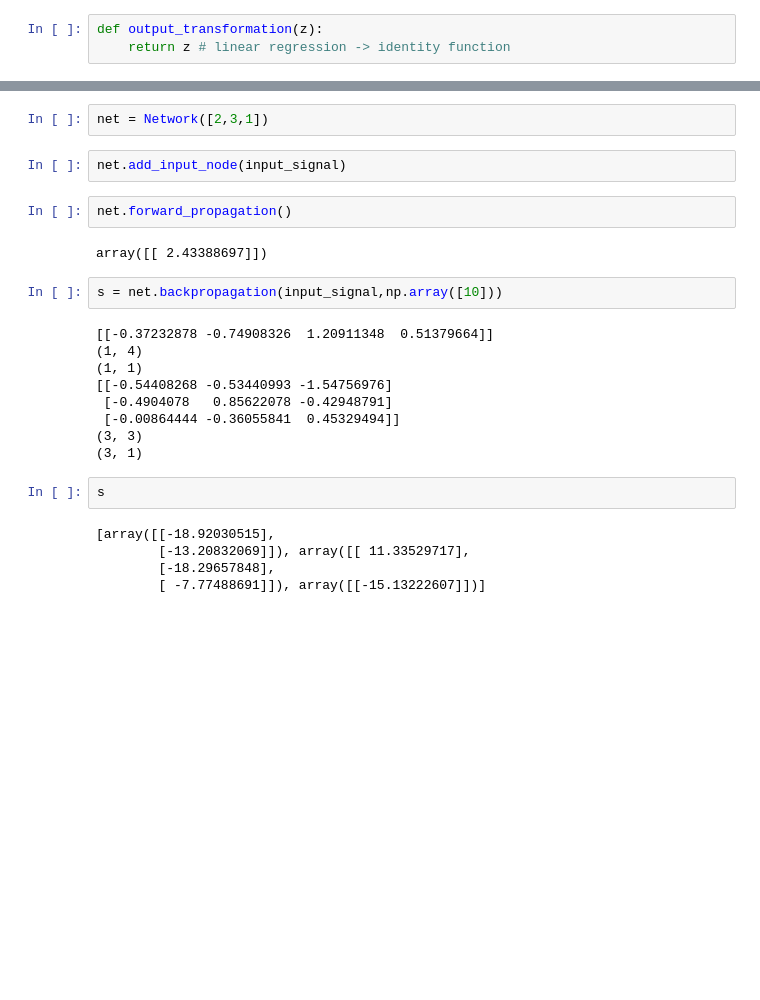
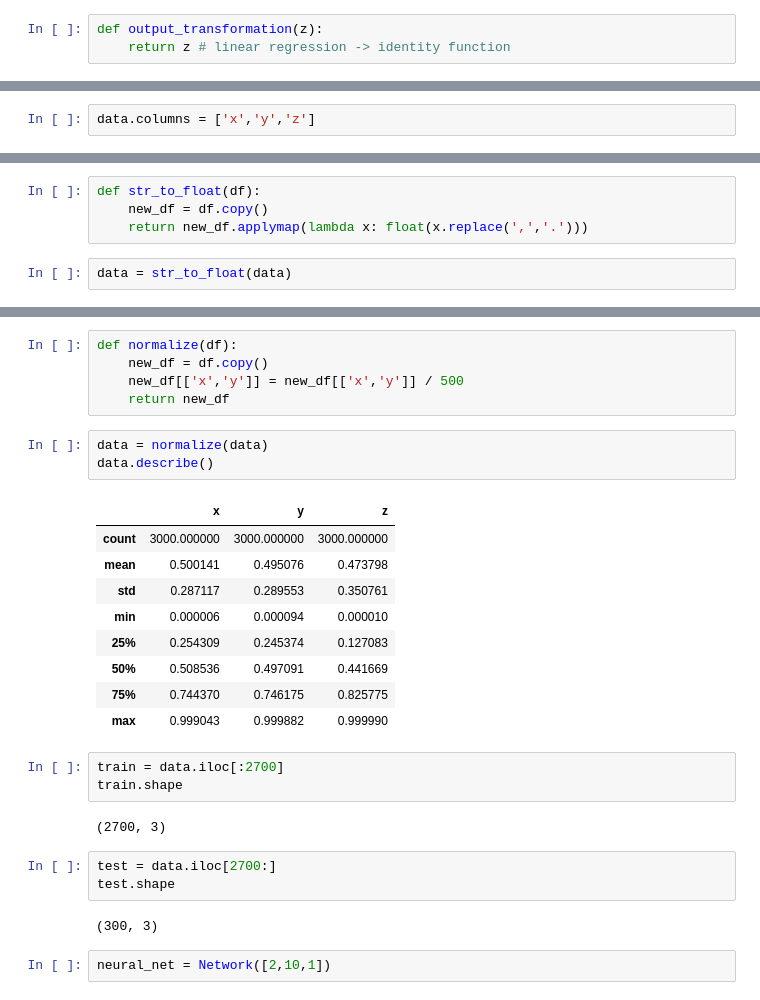
Before and after one commit to du-phan/AI_project, a Jupyter notebook: Neural_network.ipynb, the cells around one changed output, grey strips where cells are left out. Drawn from its saved outputs; the diff is of its cells as text; blank space fills up the shorter version.

```diff
--- a/Neural_network.ipynb
+++ b/Neural_network.ipynb
@@ -59,0 +96,2 @@ array([[1],
+# %%
+data.columns = ['x','y','z']
@@ -59,0 +107,6 @@ array([[1],
+# %%
+def str_to_float(df):
+    new_df = df.copy()
+    return new_df.applymap(lambda x: float(x.replace(',','.')))
+# %%
+data = str_to_float(data)
@@ -60,26 +125,30 @@ array([[1],
+# %%
+def normalize(df):
+    new_df = df.copy()
+    new_df[['x','y']] = new_df[['x','y']] / 500
+    return new_df
+# %%
+data = normalize(data)
+data.describe()
+# %% [output]
+|  | x | y | z |
+| count | 3000.000000 | 3000.000000 | 3000.000000 |
+| mean | 0.500141 | 0.495076 | 0.473798 |
+| std | 0.287117 | 0.289553 | 0.350761 |
+| min | 0.000006 | 0.000094 | 0.000010 |
+| 25% | 0.254309 | 0.245374 | 0.127083 |
+| 50% | 0.508536 | 0.497091 | 0.441669 |
+| 75% | 0.744370 | 0.746175 | 0.825775 |
+| max | 0.999043 | 0.999882 | 0.999990 |
+# %%
+train = data.iloc[:2700]
+train.shape
+# %% [output]
+(2700, 3)
+# %%
+test = data.iloc[2700:]
+test.shape
+# %% [output]
+(300, 3)
 # %%
-net = Network([2,3,1])
+neural_net = Network([2,10,1])
-# %%
-net.add_input_node(input_signal)
-# %%
-net.forward_propagation()
-# %% [output]
-array([[ 2.43388697]])
-# %%
-s = net.backpropagation(input_signal,np.array([10]))
-# %% [output]
-[[-0.37232878 -0.74908326  1.20911348  0.51379664]]
-(1, 4)
-(1, 1)
-[[-0.54408268 -0.53440993 -1.54756976]
- [-0.4904078   0.85622078 -0.42948791]
- [-0.00864444 -0.36055841  0.45329494]]
-(3, 3)
-(3, 1)
-# %%
-s
-# %% [output]
-[array([[-18.92030515],
-        [-13.20832069]]), array([[ 11.33529717],
-        [-18.29657848],
-        [ -7.77488691]]), array([[-15.13222607]])]
```
Also changed, not shown: parts of 17 cells of this notebook.
